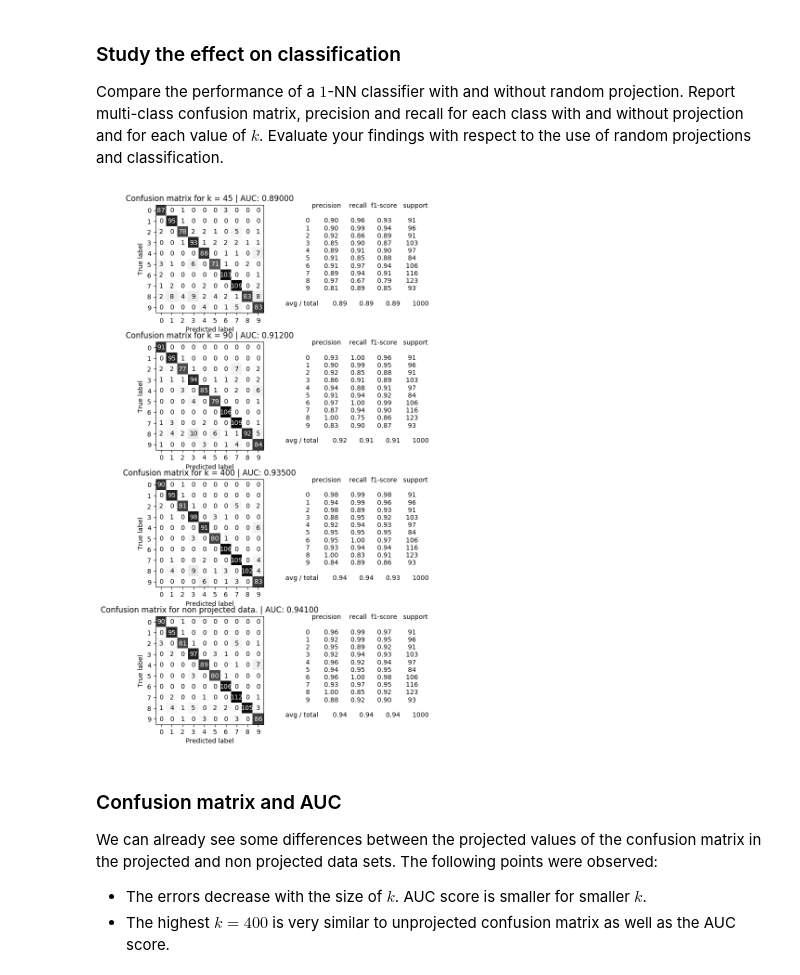
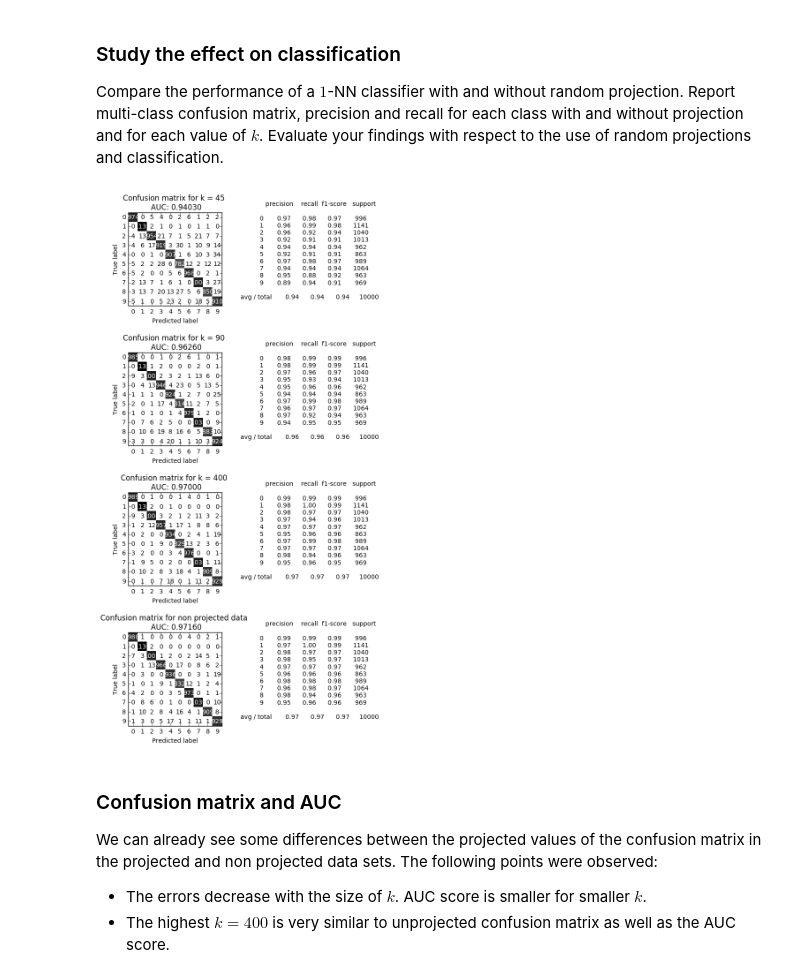
Before and after one commit to LuisArmandoPerez/Assignment_3FDM, a Jupyter notebook: Assignment 3.ipynb, the cells around one changed output. Drawn from its saved outputs; the diff is of its cells as text; code cells hidden in the pictures.

```diff
--- a/Assignment 3.ipynb
+++ b/Assignment 3.ipynb
@@ -108,9 +110,8 @@ for k, ax in zip([45, 90, 400], axs):
     ax.hist(phi);
     ax.set_title('k = %d' %k)
     ax.set_xlabel('Euclidean distance')
-    ax.axis('tight')
     ax.axvline(np.array(phi).mean(), label="Mean ",color='r', linestyle='dashed', linewidth=2)
-    ax.axvline(np.sqrt(k/d), color='g', label="Predicted mean",linestyle='dashed', linewidth=2)
-    ax.legend()
+    ax.axvline(np.sqrt(k/d), color='cyan', label="Predicted \nmean",linestyle='dashed', linewidth=2)
+    ax.legend(loc='best')
 plt.show();
 # %% [output]
@@ -148,39 +149,40 @@ for k, ax in zip([45, 90, 400,0], axs):   #45, 90, 400 and 0 represents unprojec
     proj=[];
     for i in range(len(X)):
         v = R.dot(X[i]) #Projection
         proj.append(v) #Storage
     new_X = np.array(proj).reshape(len(X),k)
 
-    # Splits the dataset in training and test set as specified ratio (laskdjalkdjkldasj)
+    # Splits the dataset in training and test set as specified ratio (60k:10k)
     if k==0:
         # For the unprojected data
-        X_train, X_test, y_train, y_test = train_test_split(X, y, train_size=6/70, test_size=1/70,random_state=0)
+        X_train, X_test, y_train, y_test = train_test_split(X, y, train_size=6/7, test_size=1/7,random_state=0)
     else:
         # Projected data
-        X_train, X_test, y_train, y_test = train_test_split(new_X, y, train_size=6/70, test_size=1/70,random_state=0)
+        X_train, X_test, y_train, y_test = train_test_split(new_X, y, train_size=6/7, test_size=1/7,random_state=0)
 
 
     #Fits the data to 1‐Nearest Neighbor (with and without random projection)
     knn_RP = neighbors.KNeighborsClassifier(n_neighbors=1).fit(X_train, y_train)
     pred_RP = knn_RP.predict(X_test)
 
 
     #Output of 1-nn: Confusion matrix, AUC, precision, recall
     if k==0:
         #Confusion matrix for non projected data and AUC score
-        ax.set_title("Confusion matrix for non projected data. | AUC: %.5f" % (accuracy_score(y_test, pred_RP)))
+        ax.set_title("Confusion matrix for non projected data \n AUC: %.5f" % (accuracy_score(y_test, pred_RP)))
     else :
         #Confusion matrix for projected data and AUC score
-        ax.set_title("Confusion matrix for k = %d | AUC: %.5f" % (k,accuracy_score(y_test, pred_RP)))
+        ax.set_title("Confusion matrix for k = %d \n AUC: %.5f" % (k,accuracy_score(y_test, pred_RP)))
     ax.invert_yaxis()
     # AUC score
     scores_image = mglearn.tools.heatmap(confusion_matrix(y_test, pred_RP), xlabel='Predicted label',
     ylabel='True label', xticklabels=digits.target_names,yticklabels=digits.target_names, cmap=plt.cm.gray_r, fmt="%d", ax=ax)
     # Precision, recall, extra info.
     ax.text(12,10,classification_report(y_test,pred_RP))
+    fig.subplots_adjust(hspace=.5)
 plt.show();
 # %% [output]
-[figure, old version]
+[figure, new version]
 # %% [markdown]
 ### Confusion matrix and AUC
 We can already see some differences between the projected values of the confusion matrix in the projected and non projected data sets. The following points were observed:
```
Also changed, not shown: parts of 10 cells of this notebook.
